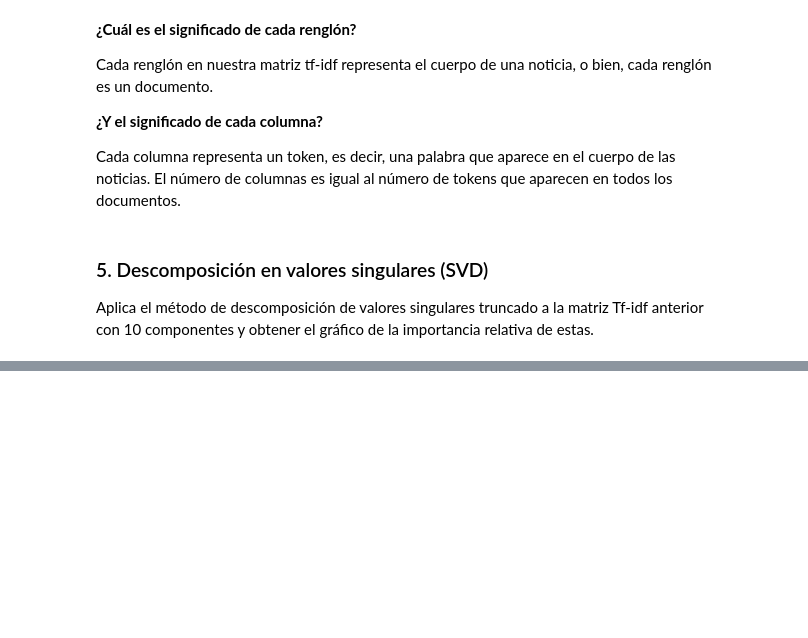
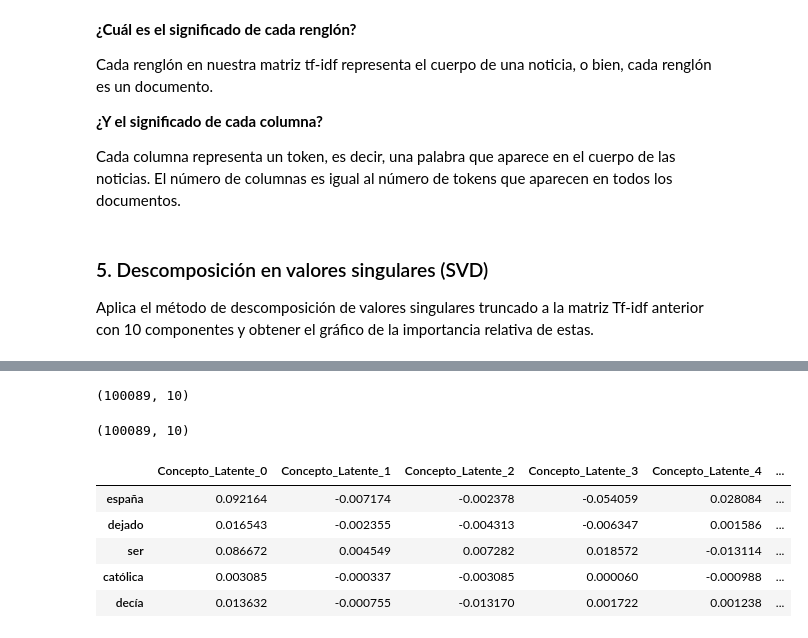
Before and after one commit to ivnlee/tec-mna-nlp, a Jupyter notebook: semana-6-7/Equipo13_semana6y7.ipynb, the cells around one changed output, grey strips where cells are left out. Saved outputs shown, nothing was run; the diff lists cells and outputs as text; code cells hidden in the pictures; blank space fills up the shorter version.

```diff
--- a/semana-6-7/Equipo13_semana6y7.ipynb
+++ b/semana-6-7/Equipo13_semana6y7.ipynb
@@ -133,0 +157,29 @@ Aplica el método de descomposición de valores singulares truncado a la matriz
+# %%
+# Obtener la matriz V.T
+V_T = SVD.components_.T
+
+term_topic = V_T
+term_topic.shape
+# %% [output]
+(100089, 10)
+# %%
+# Obtener los nombres de los términos
+term_names = list(tfidfvectorizer.get_feature_names_out())
+
+# Construir dataframe de la matriz term-topic
+term_topic_mtx = pd.DataFrame(data=term_topic, index=term_names,
+                              columns=['Concepto_Latente_'+str(i) for i in range(0, num_comp)])
+
+print(term_topic_mtx.shape)
+# %% [output]
+(100089, 10)
+# %%
+# Imprimir los primeros 5 renglones
+term_topic_mtx.head(5)
+# %% [output]
+|  | Concepto_Latente_0 | Concepto_Latente_1 | Concepto_Latente_2 | Concepto_Latente_3 | Concepto_Latente_4 | ... |
+| españa | 0.092164 | -0.007174 | -0.002378 | -0.054059 | 0.028084 | ... |
+| dejado | 0.016543 | -0.002355 | -0.004313 | -0.006347 | 0.001586 | ... |
+| ser | 0.086672 | 0.004549 | 0.007282 | 0.018572 | -0.013114 | ... |
+| católica | 0.003085 | -0.000337 | -0.003085 | 0.000060 | -0.000988 | ... |
+| decía | 0.013632 | -0.000755 | -0.013170 | 0.001722 | 0.001238 | ... |
```
Also changed, not shown: parts of 5 cells of this notebook.
